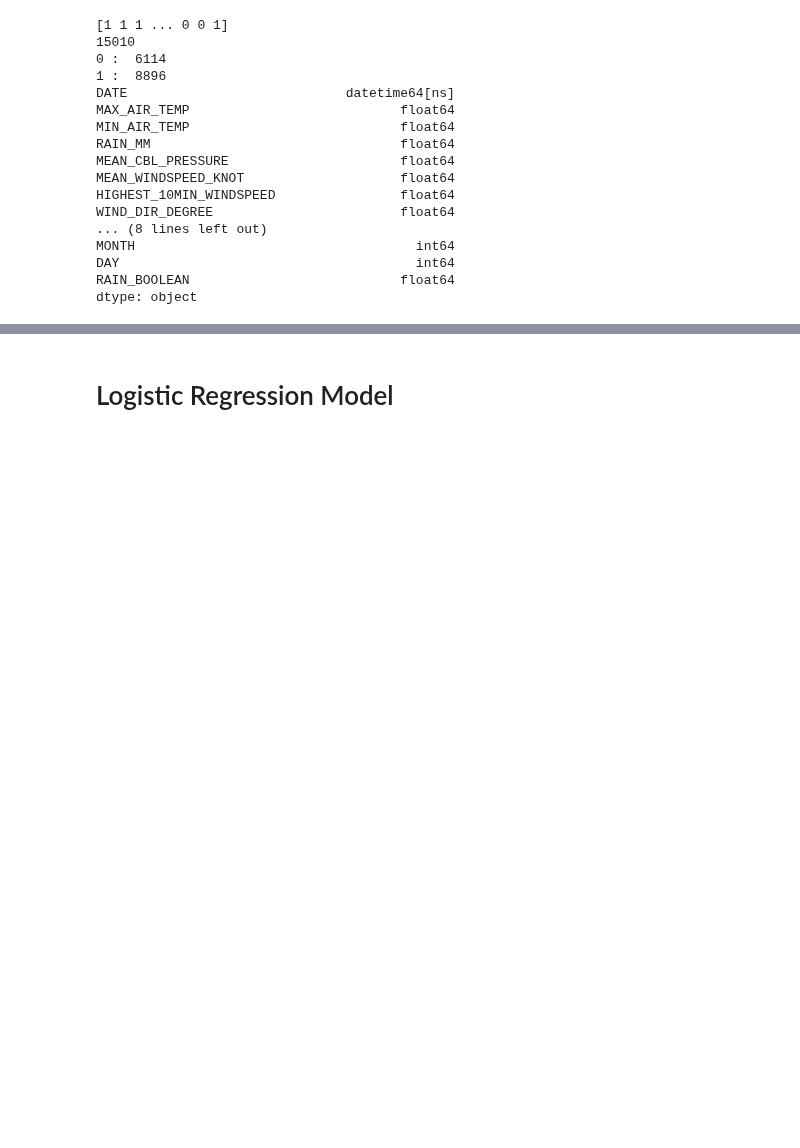
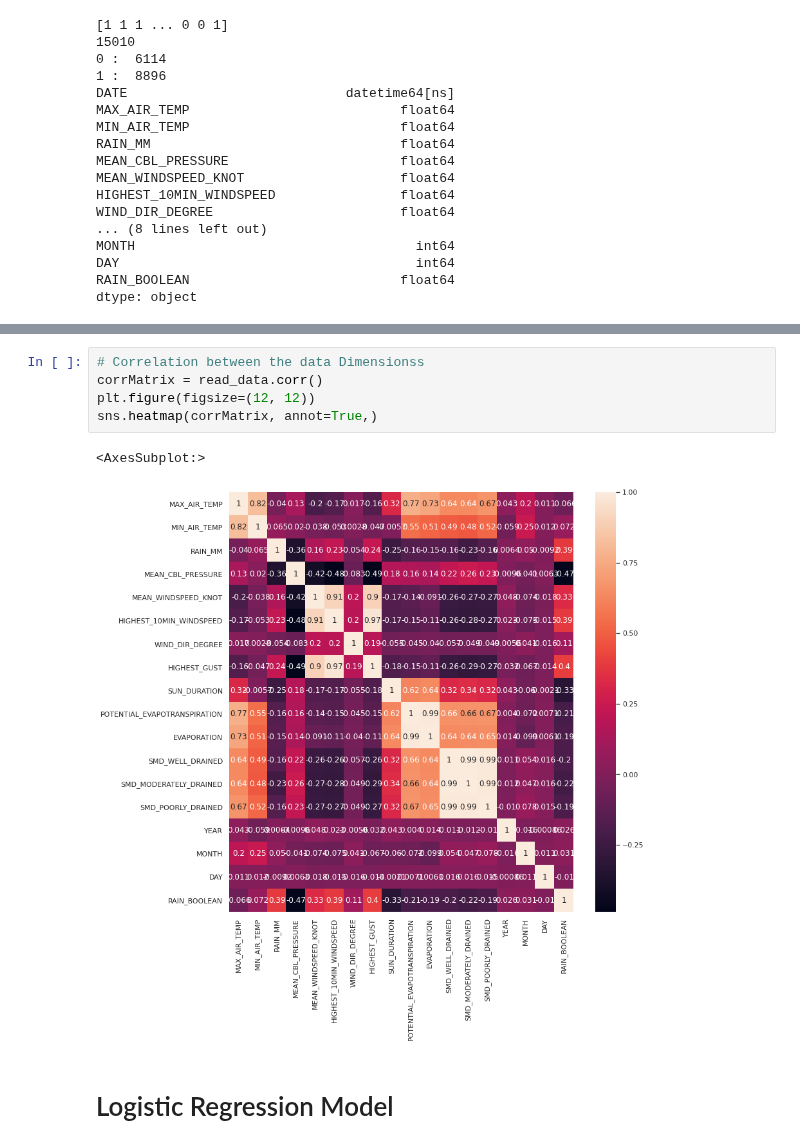
Before and after one commit to siddhesh21/Dublin-Rainfall-Analysis-Predictions, a Jupyter notebook: final_assignment/ML_final_assignment.ipynb, the cells around one changed output, grey strips where cells are left out. Cells and saved outputs as stored; diff of their text form; blank space fills up the shorter version.

```diff
--- a/final_assignment/ML_final_assignment.ipynb
+++ b/final_assignment/ML_final_assignment.ipynb
@@ -264,3 +306,11 @@ dtype: object
+# %%
+# Correlation between the data Dimensionss
+corrMatrix = read_data.corr()
+plt.figure(figsize=(12, 12))
+sns.heatmap(corrMatrix, annot=True,)
+# %% [output]
+<AxesSubplot:>
+[figure, added]
 # %% [markdown]
 # Logistic Regression Model
 # %%
```
Also changed, not shown: parts of 12 cells of this notebook.
